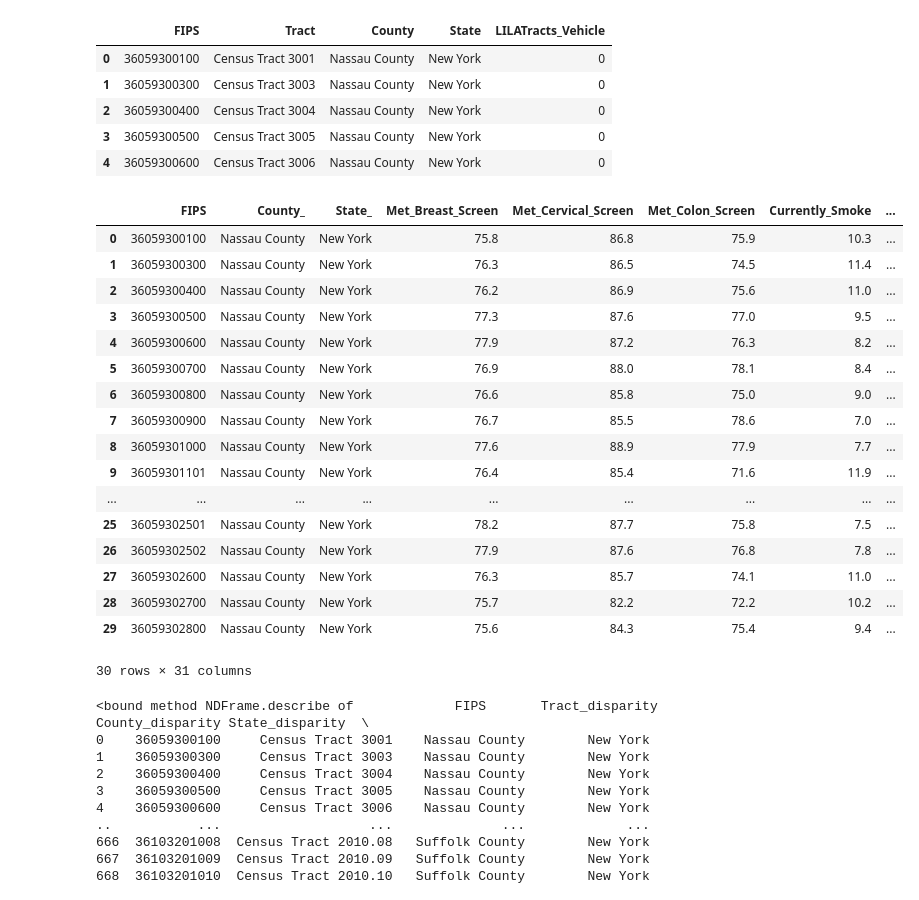
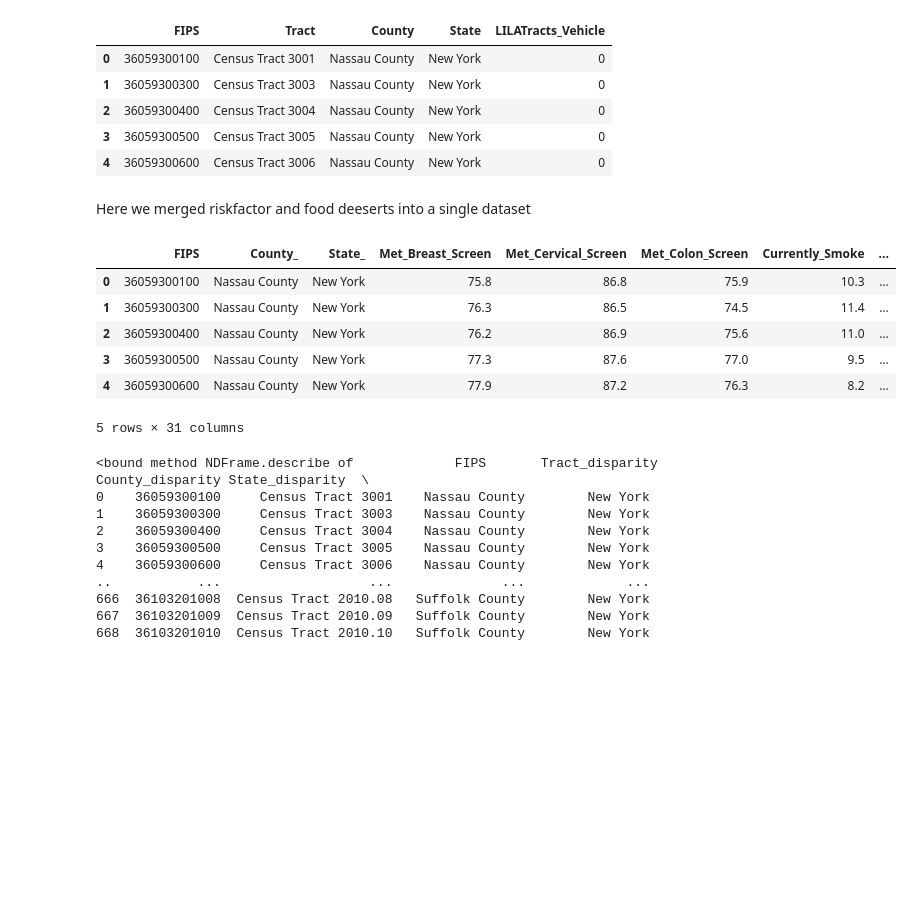
Before and after one commit to mdsptwry/merging_datasets, a Jupyter notebook: script.ipynb, the cells around one changed output. Drawn from its saved outputs; the diff is of its cells as text; code cells hidden in the pictures; blank space fills up the shorter version.

```diff
--- a/script.ipynb
+++ b/script.ipynb
@@ -65,28 +63,19 @@ food_desert.head()
 | 2 | 36059300400 | Census Tract 3004 | Nassau County | New York | 0 |
 | 3 | 36059300500 | Census Tract 3005 | Nassau County | New York | 0 |
 | 4 | 36059300600 | Census Tract 3006 | Nassau County | New York | 0 |
+# %% [markdown]
+Here we merged riskfactor and food deeserts into a single dataset
 # %%
 merged_df_test = riskfactor.merge(food_desert, on='FIPS', how='inner', suffixes=('_', '_'))
-merged_df_test.head(30)
+merged_df_test.head()
 # %% [output]
 |  | FIPS | County_ | State_ | Met_Breast_Screen | Met_Cervical_Screen | Met_Colon_Screen | Currently_Smoke | ... |
 | 0 | 36059300100 | Nassau County | New York | 75.8 | 86.8 | 75.9 | 10.3 | ... |
 | 1 | 36059300300 | Nassau County | New York | 76.3 | 86.5 | 74.5 | 11.4 | ... |
 | 2 | 36059300400 | Nassau County | New York | 76.2 | 86.9 | 75.6 | 11.0 | ... |
 | 3 | 36059300500 | Nassau County | New York | 77.3 | 87.6 | 77.0 | 9.5 | ... |
 | 4 | 36059300600 | Nassau County | New York | 77.9 | 87.2 | 76.3 | 8.2 | ... |
-| 5 | 36059300700 | Nassau County | New York | 76.9 | 88.0 | 78.1 | 8.4 | ... |
-| 6 | 36059300800 | Nassau County | New York | 76.6 | 85.8 | 75.0 | 9.0 | ... |
-| 7 | 36059300900 | Nassau County | New York | 76.7 | 85.5 | 78.6 | 7.0 | ... |
-| 8 | 36059301000 | Nassau County | New York | 77.6 | 88.9 | 77.9 | 7.7 | ... |
-| 9 | 36059301101 | Nassau County | New York | 76.4 | 85.4 | 71.6 | 11.9 | ... |
-| ... | ... | ... | ... | ... | ... | ... | ... | ... |
-| 25 | 36059302501 | Nassau County | New York | 78.2 | 87.7 | 75.8 | 7.5 | ... |
-| 26 | 36059302502 | Nassau County | New York | 77.9 | 87.6 | 76.8 | 7.8 | ... |
-| 27 | 36059302600 | Nassau County | New York | 76.3 | 85.7 | 74.1 | 11.0 | ... |
-| 28 | 36059302700 | Nassau County | New York | 75.7 | 82.2 | 72.2 | 10.2 | ... |
-| 29 | 36059302800 | Nassau County | New York | 75.6 | 84.3 | 75.4 | 9.4 | ... |
-30 rows × 31 columns
+5 rows × 31 columns
 # %%
 merged_df.describe
 # %% [output]
```
Also changed, not shown: parts of 10 cells of this notebook, 6 other files.
